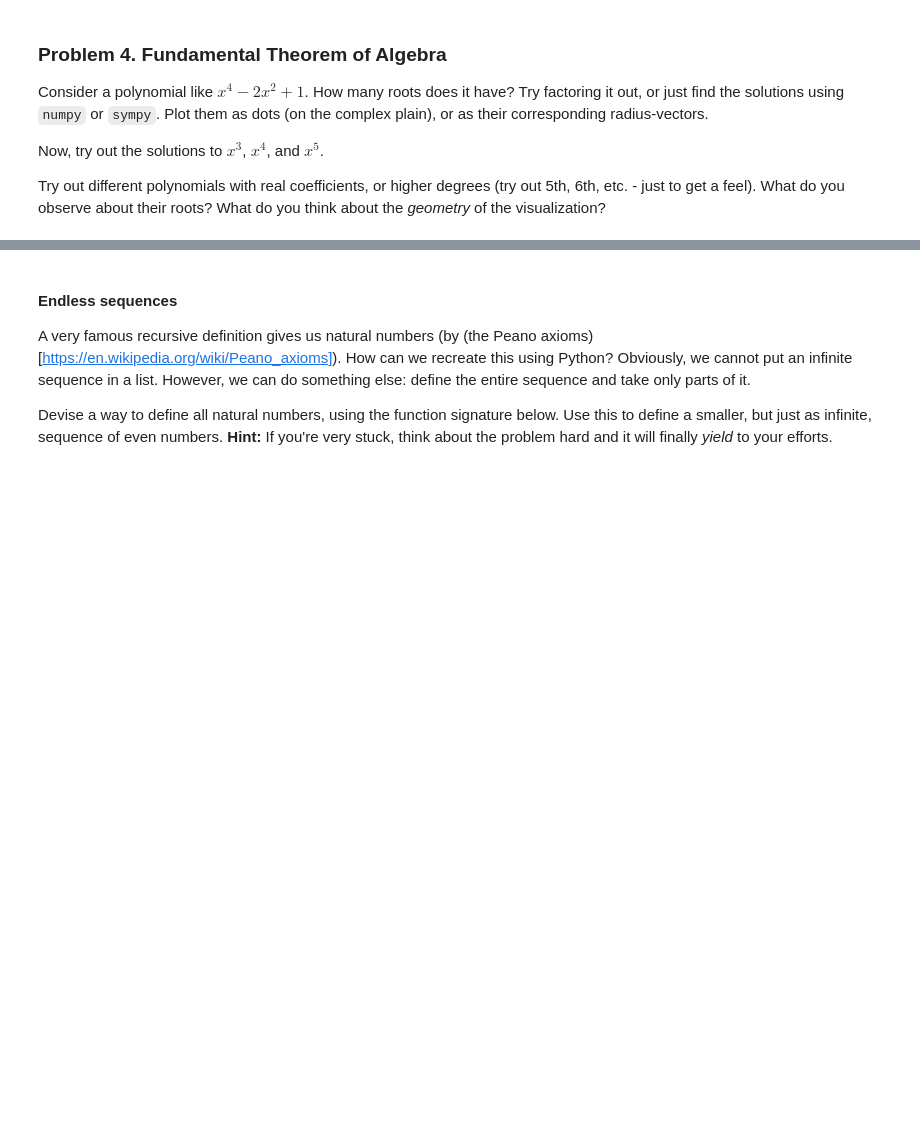
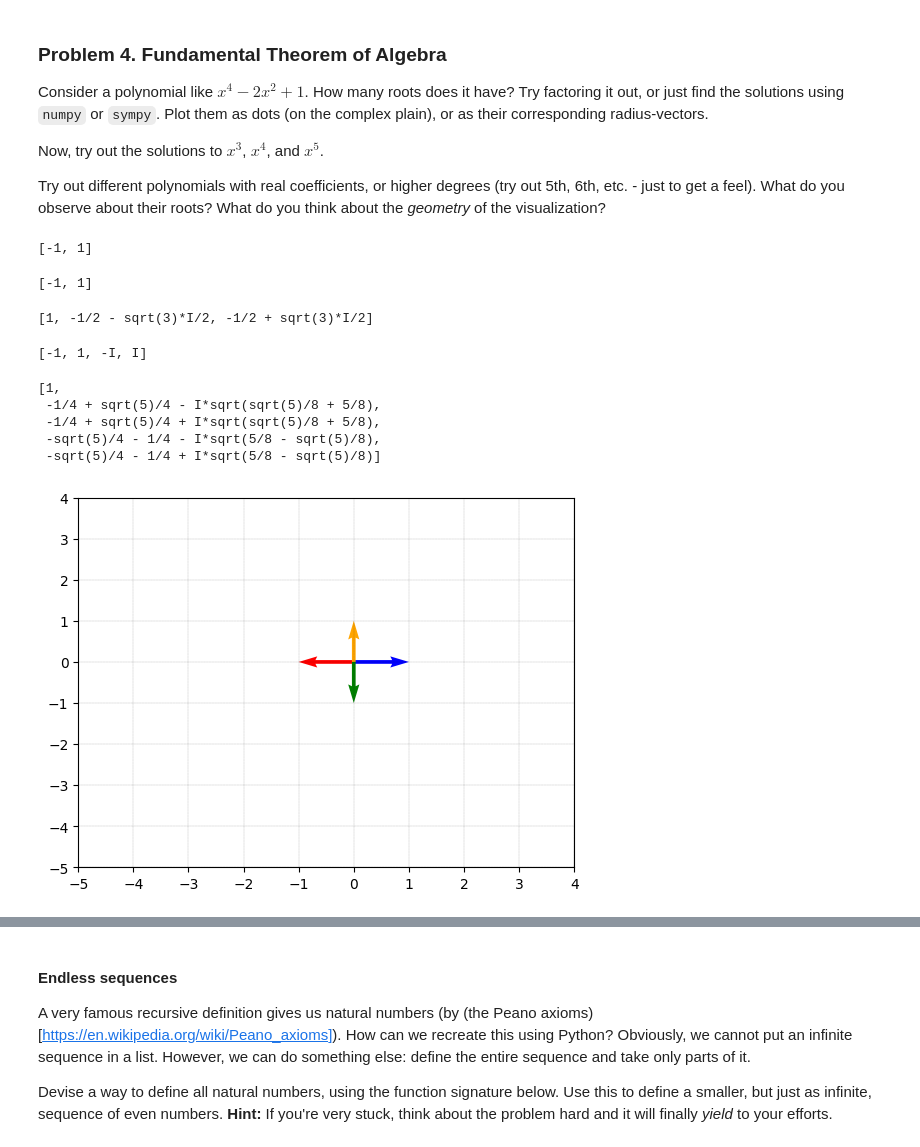
Before and after one commit to plamensve/Math-Concepts, a Jupyter notebook: 02-Basic Algebra/Exercise-Basic-Algebra/Basic Algebra Exercise.ipynb, the cells around one changed output, grey strips where cells are left out. Drawn from its saved outputs; the diff is of its cells as text; code cells hidden in the pictures; blank space fills up the shorter version.

```diff
--- a/02-Basic Algebra/Exercise-Basic-Algebra/Basic Algebra Exercise.ipynb
+++ b/02-Basic Algebra/Exercise-Basic-Algebra/Basic Algebra Exercise.ipynb
@@ -331,6 +355,59 @@ Consider a polynomial like $x^4 - 2x^2 + 1$. How many roots does it have? Try fa
 Now, try out the solutions to $x^3$, $x^4$, and $x^5$.
 
 Try out different polynomials with real coefficients, or higher degrees (try out 5th, 6th, etc. - just to get a feel). What do you observe about their roots? What do you think about the _geometry_ of the visualization?
+# %%
+x = sympy.symbols('x')
+polynom = x ** 4 - 2 * x ** 2 + 1
+sympy.solve(polynom)
+# %% [output]
+[-1, 1]
+# %%
+sympy.solve(x ** 2 - 1)
+# %% [output]
+[-1, 1]
+# %%
+sympy.solve(x ** 3 - 1)
+# %% [output]
+[1, -1/2 - sqrt(3)*I/2, -1/2 + sqrt(3)*I/2]
+# %%
+sympy.solve(x ** 4 - 1)
+# %% [output]
+[-1, 1, -I, I]
+# %%
+sympy.solve(x ** 5 - 1)
+# %% [output]
+[1,
+ -1/4 + sqrt(5)/4 - I*sqrt(sqrt(5)/8 + 5/8),
+ -1/4 + sqrt(5)/4 + I*sqrt(sqrt(5)/8 + 5/8),
+ -sqrt(5)/4 - 1/4 - I*sqrt(5/8 - sqrt(5)/8),
+ -sqrt(5)/4 - 1/4 + I*sqrt(5/8 - sqrt(5)/8)]
+# %%
+from numpy import sqrt
+
+
+def plot_complex_numbers(numbers, colors):
+    """
+    Plots the given complex numbers as radius vectors in the 2D space
+    """
+    zeros = [0] * len(numbers)
+    real_parts = [number.real for number in numbers]
+    imag_parts = [number.imag for number in numbers]
+
+    plt.quiver(zeros, zeros, real_parts, imag_parts, angles = "xy", scale_units = "xy", scale = 1, color=colors)
+    plt.xticks(range(-5, 5))
+    plt.yticks(range(-5, 5))
+
+    plt.grid(True, which='both', linestyle='--', linewidth=0.1, color='black')
+
+x = sympy.symbols('x')
+roots = sympy.solve(x**4 - 1)
+
+converted_roots = [complex(r.evalf()) for r in roots]
+colors = ["red", "blue", "green", "orange"]
+
+plot_complex_numbers(converted_roots, colors)
+# %% [output]
+[figure, added]
 # %% [markdown]
 ### Problem 4. Recursion and Fractals
 <img src="recursion.jpg" style="max-height: 230px" />
```
Also changed, not shown: parts of 11 cells of this notebook.
